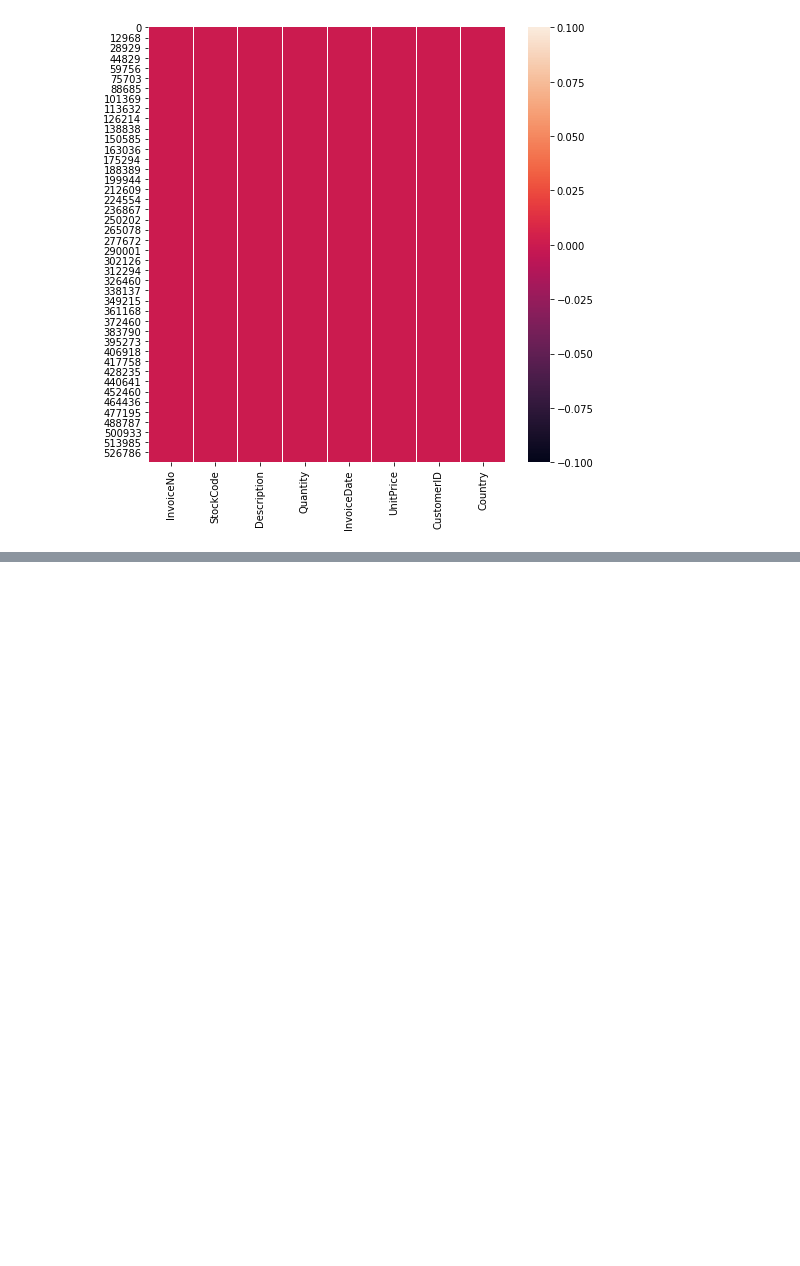
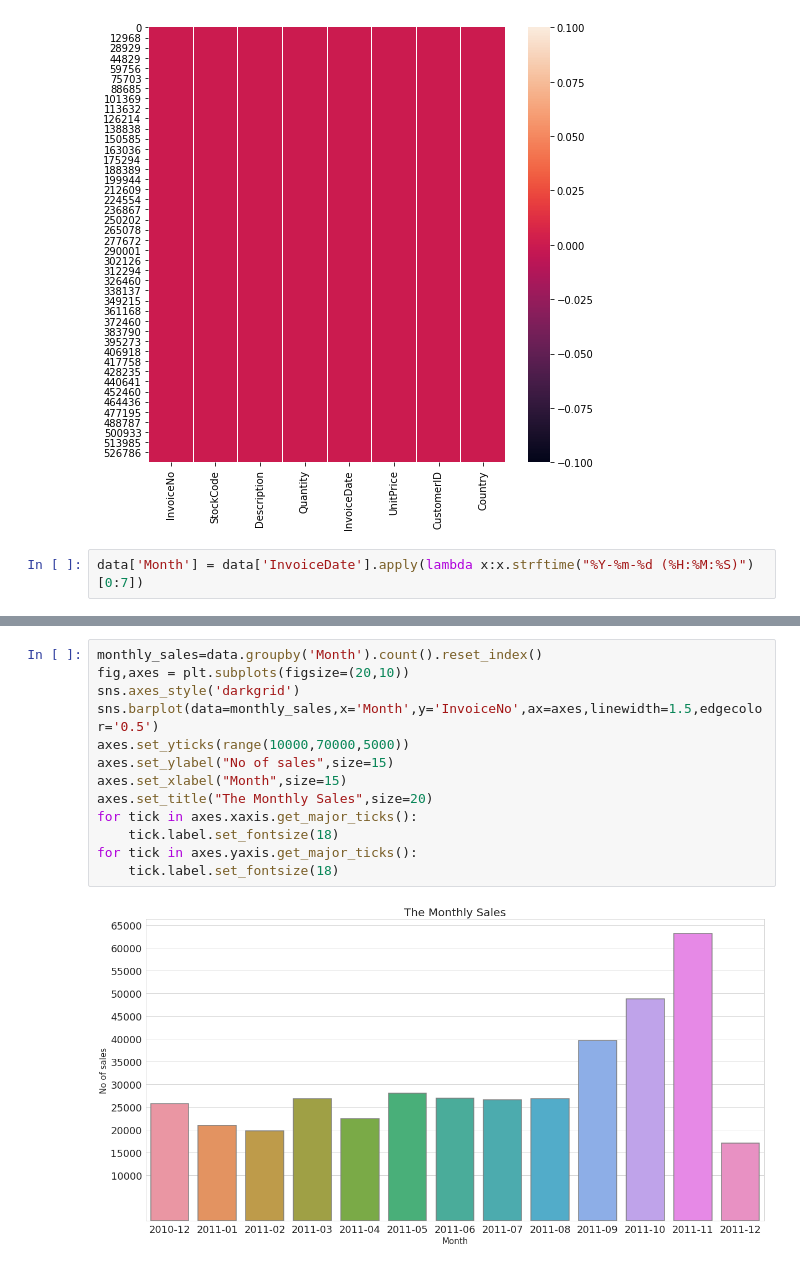
Before and after one commit to Vridhip/Online_Retail_Customer_Segmentation, a Jupyter notebook: Vridhi_Parmar_Online_Retail_Customer_Segmentation_.ipynb, the cells around one changed output, grey strips where cells are left out. Drawn from its saved outputs; the diff is of its cells as text; blank space fills up the shorter version.

```diff
--- a/Vridhi_Parmar_Online_Retail_Customer_Segmentation_.ipynb
+++ b/Vridhi_Parmar_Online_Retail_Customer_Segmentation_.ipynb
@@ -149,3 +152,5 @@ sns.heatmap(nan_values)
 # %% [output]
 <matplotlib.axes._subplots.AxesSubplot at 0x...>
 [figure]
+# %%
+data['Month'] = data['InvoiceDate'].apply(lambda x:x.strftime("%Y-%m-%d (%H:%M:%S)")[0:7])
@@ -151,0 +171,15 @@ sns.heatmap(nan_values)
+# %%
+monthly_sales=data.groupby('Month').count().reset_index()
+fig,axes = plt.subplots(figsize=(20,10))
+sns.axes_style('darkgrid')
+sns.barplot(data=monthly_sales,x='Month',y='InvoiceNo',ax=axes,linewidth=1.5,edgecolor='0.5')
+axes.set_yticks(range(10000,70000,5000))
+axes.set_ylabel("No of sales",size=15)
+axes.set_xlabel("Month",size=15)
+axes.set_title("The Monthly Sales",size=20)
+for tick in axes.xaxis.get_major_ticks():
+    tick.label.set_fontsize(18)
+for tick in axes.yaxis.get_major_ticks():
+    tick.label.set_fontsize(18)
+# %% [output]
+[figure, added]
```
Also changed, not shown: parts of 13 cells of this notebook.
